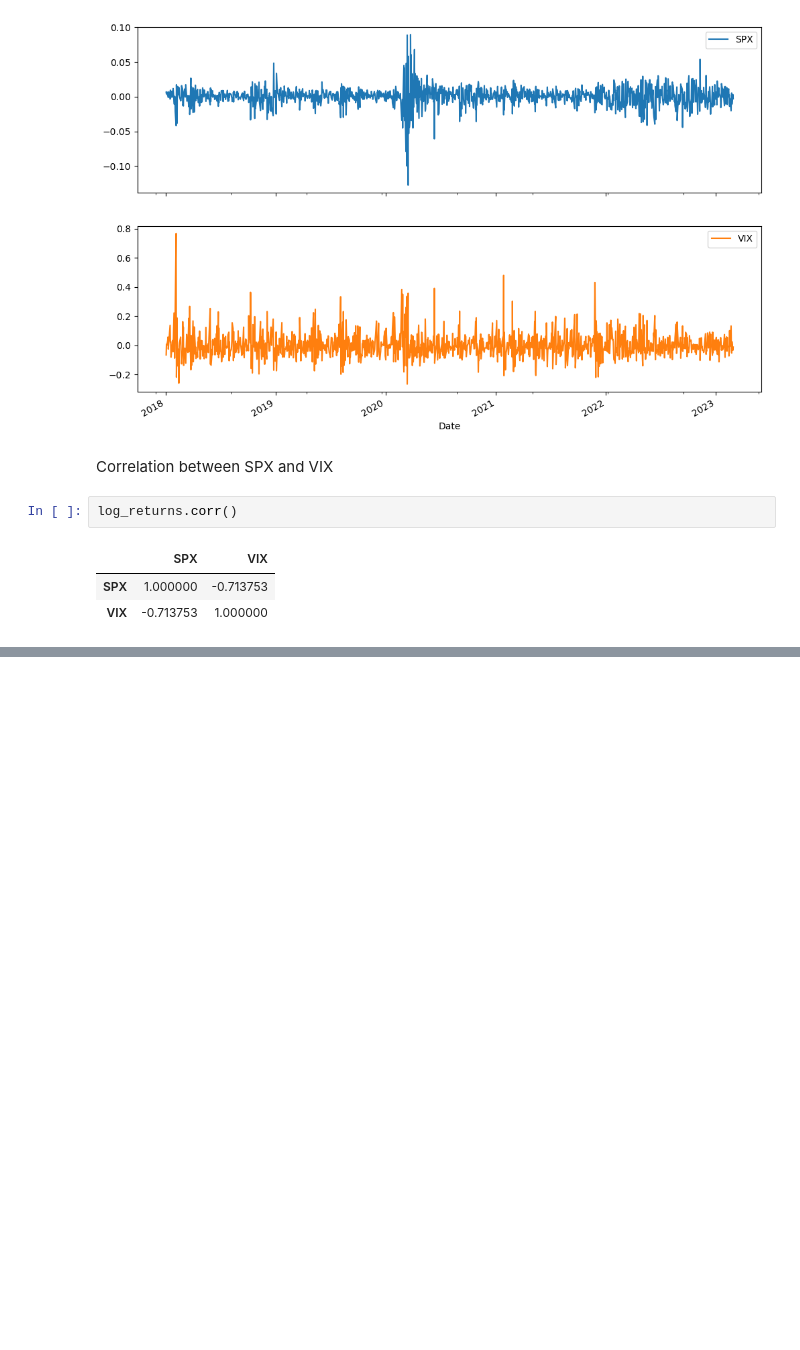
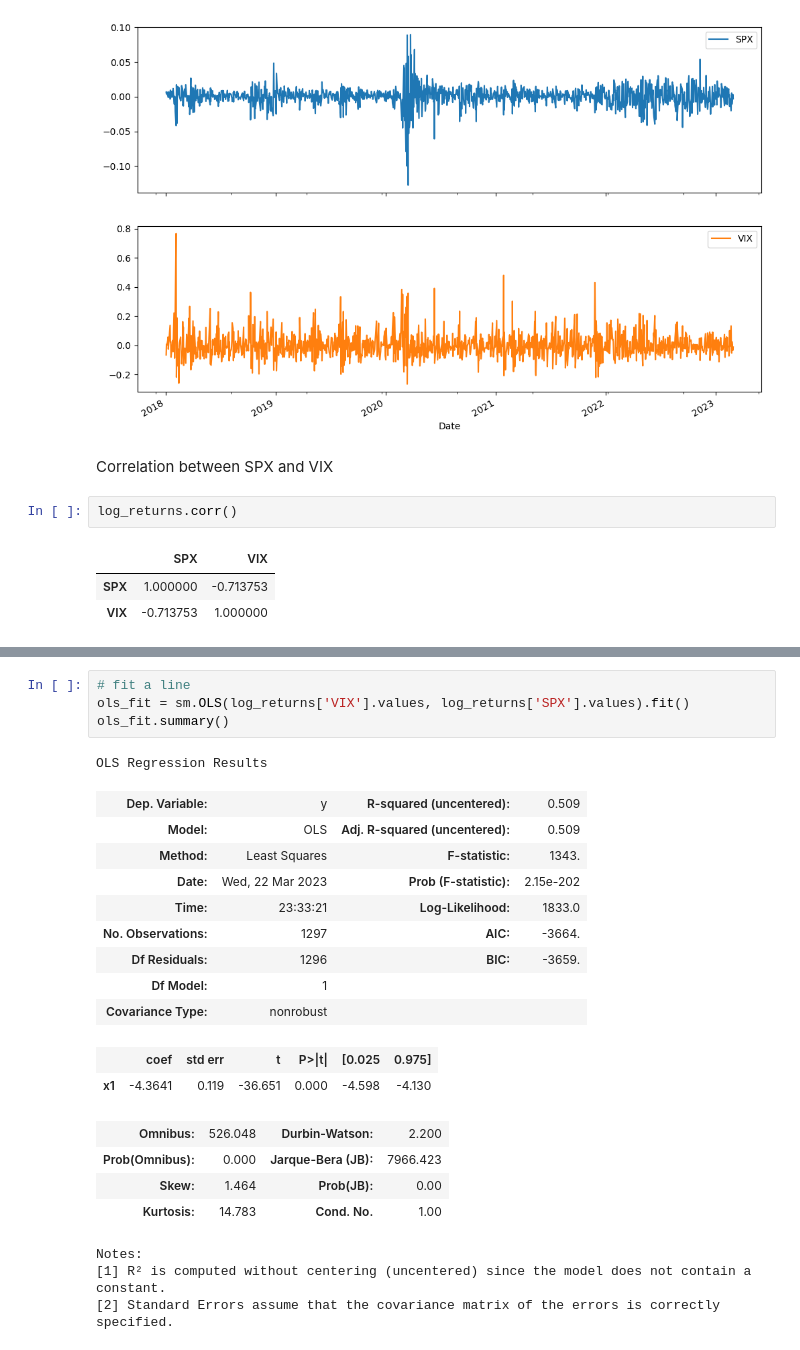
Before and after one commit to mezamateoj/Financial-Analysis, a Jupyter notebook: Case Studies/Analysis_VIX.ipynb, the cells around one changed output, grey strips where cells are left out. Cells and saved outputs as stored; diff of their text form; blank space fills up the shorter version.

```diff
--- a/Case Studies/Analysis_VIX.ipynb
+++ b/Case Studies/Analysis_VIX.ipynb
@@ -152,0 +170,24 @@ log_returns.corr()
+# %%
+# fit a line
+ols_fit = sm.OLS(log_returns['VIX'].values, log_returns['SPX'].values).fit()
+ols_fit.summary()
+# %% [output]
+OLS Regression Results
+| Dep. Variable: | y | R-squared (uncentered): | 0.509 |
+| Model: | OLS | Adj. R-squared (uncentered): | 0.509 |
+| Method: | Least Squares | F-statistic: | 1343. |
+| Date: | Wed, 22 Mar 2023 | Prob (F-statistic): | 2.15e-202 |
+| Time: | 23:33:21 | Log-Likelihood: | 1833.0 |
+| No. Observations: | 1297 | AIC: | -3664. |
+| Df Residuals: | 1296 | BIC: | -3659. |
+| Df Model: | 1 |  |  |
+| Covariance Type: | nonrobust |  |  |
+|  | coef | std err | t | P>|t| | [0.025 | 0.975] |
+| x1 | -4.3641 | 0.119 | -36.651 | 0.000 | -4.598 | -4.130 |
+| Omnibus: | 526.048 | Durbin-Watson: | 2.200 |
+| Prob(Omnibus): | 0.000 | Jarque-Bera (JB): | 7966.423 |
+| Skew: | 1.464 | Prob(JB): | 0.00 |
+| Kurtosis: | 14.783 | Cond. No. | 1.00 |
+Notes:
+[1] R² is computed without centering (uncentered) since the model does not contain a constant.
+[2] Standard Errors assume that the covariance matrix of the errors is correctly specified.
```
Also changed, not shown: parts of 7 cells of this notebook.
